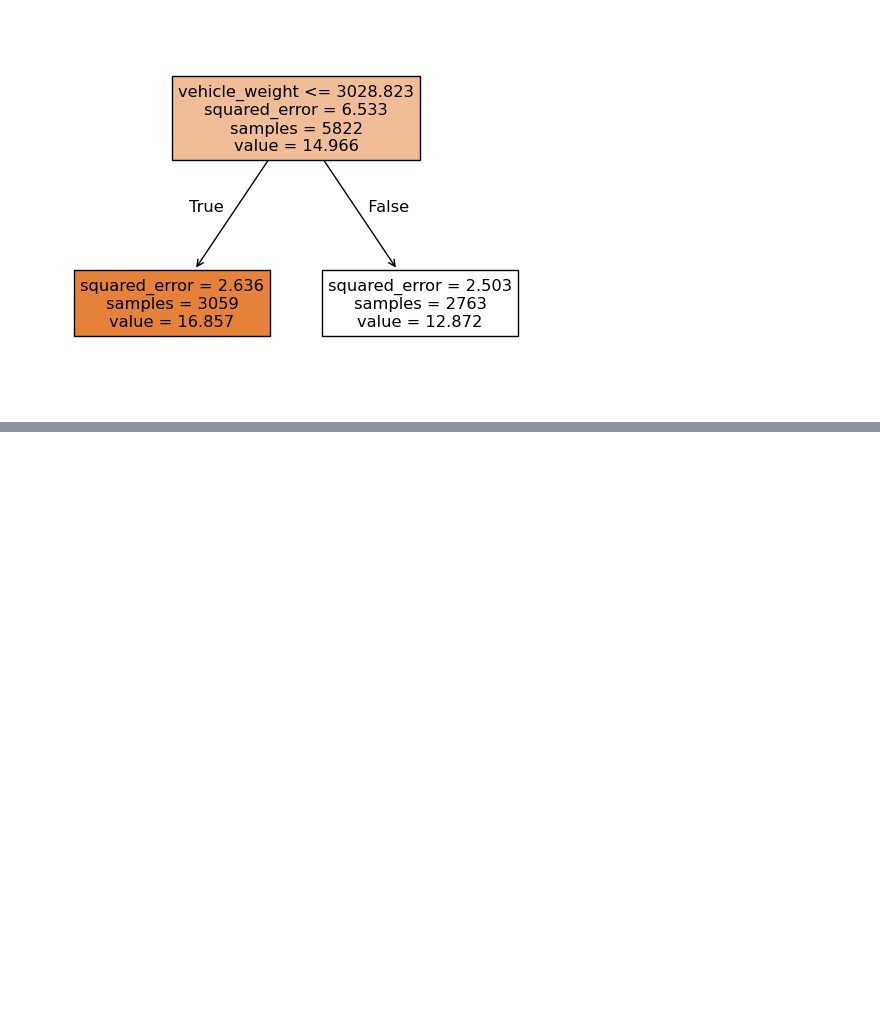
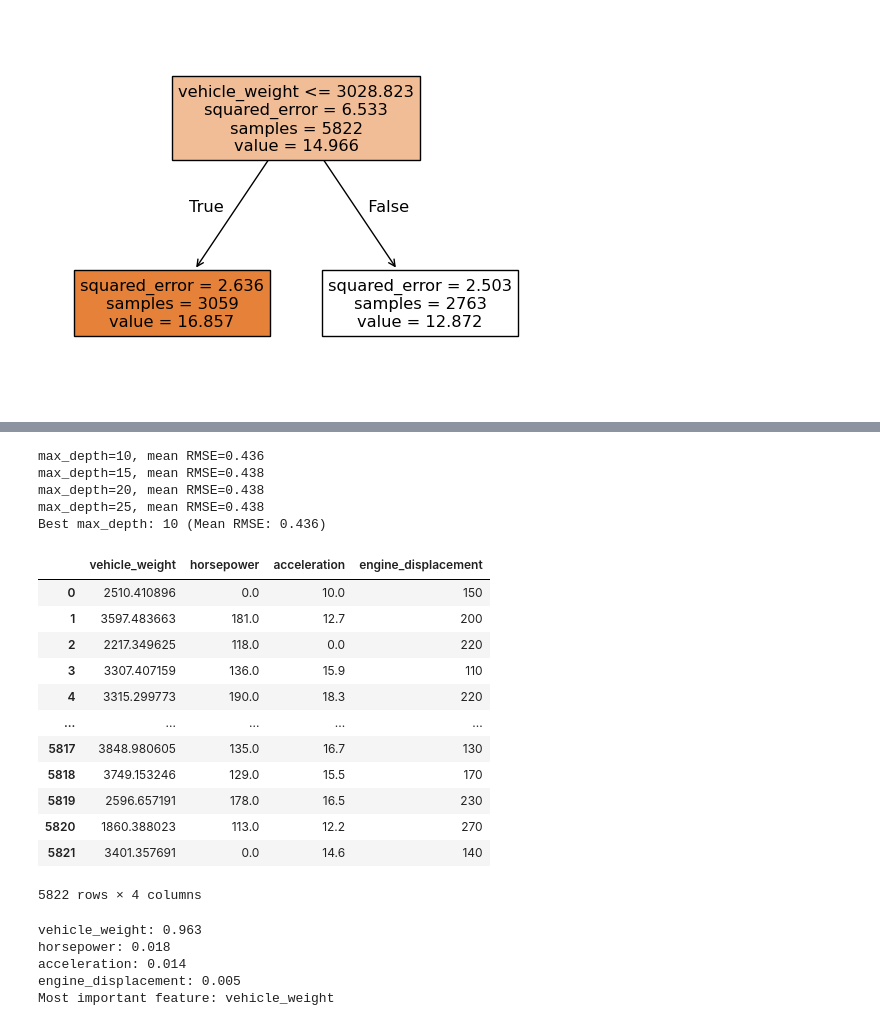
Before and after one commit to kaizenlem/machinelearning-zoomcapmp-homework, a Jupyter notebook: 06-trees/06-Homework.ipynb, the cells around one changed output, grey strips where cells are left out. Saved outputs shown, nothing was run; the diff lists cells and outputs as text; code cells hidden in the pictures; blank space fills up the shorter version.

```diff
--- a/06-trees/06-Homework.ipynb
+++ b/06-trees/06-Homework.ipynb
@@ -341,0 +398,48 @@ tree.plot_tree(reg, feature_names=dv.feature_names_, filled=True)
+# %%
+max_depths = [10, 15, 20, 25]
+n_estimators_list = range(10, 201, 10)
+mean_rmses = []
+
+for max_depth in max_depths:
+    rmses = []
+    for n_estimators in n_estimators_list:
+        reg = RandomForestRegressor(
+            n_estimators=n_estimators,
+            max_depth=max_depth,
+            random_state=1,
+            n_jobs=-1
+        )
+        reg.fit(X_train, y_train)
+        y_pred = reg.predict(X_val)
+        rmse = np.sqrt(mean_squared_error(y_val, y_pred))
+        rmses.append(rmse)
+    mean_rmse = np.mean(rmses)
+    mean_rmses.append(mean_rmse)
+    print(f"max_depth={max_depth}, mean RMSE={mean_rmse:.3f}")
+
+best_idx = np.argmin(mean_rmses)
+best_max_depth = max_depths[best_idx]
+print(f"Best max_depth: {best_max_depth} (Mean RMSE: {mean_rmses[best_idx]:.3f})")
+# %% [output]
+max_depth=10, mean RMSE=0.436
+max_depth=15, mean RMSE=0.438
+max_depth=20, mean RMSE=0.438
+max_depth=25, mean RMSE=0.438
+Best max_depth: 10 (Mean RMSE: 0.436)
+# %%
+df_train2 = df_train[['vehicle_weight', 'horsepower', 'acceleration', 'engine_displacement']]
+df_train2
+# %% [output]
+|  | vehicle_weight | horsepower | acceleration | engine_displacement |
+| 0 | 2510.410896 | 0.0 | 10.0 | 150 |
+| 1 | 3597.483663 | 181.0 | 12.7 | 200 |
+| 2 | 2217.349625 | 118.0 | 0.0 | 220 |
+| 3 | 3307.407159 | 136.0 | 15.9 | 110 |
+| 4 | 3315.299773 | 190.0 | 18.3 | 220 |
+| ... | ... | ... | ... | ... |
+| 5817 | 3848.980605 | 135.0 | 16.7 | 130 |
+| 5818 | 3749.153246 | 129.0 | 15.5 | 170 |
+| 5819 | 2596.657191 | 178.0 | 16.5 | 230 |
+| 5820 | 1860.388023 | 113.0 | 12.2 | 270 |
+| 5821 | 3401.357691 | 0.0 | 14.6 | 140 |
+5822 rows × 4 columns
@@ -341,0 +448,27 @@ tree.plot_tree(reg, feature_names=dv.feature_names_, filled=True)
+# %%
+# Train model with specified parameters
+reg = RandomForestRegressor(
+    n_estimators=10,
+    max_depth=20,
+    random_state=1,
+    n_jobs=-1
+)
+reg.fit(X, y_train)
+
+# Get feature importances
+importances = reg.feature_importances_
+feature_names = X.columns
+
+# Print feature importances
+for name, importance in zip(feature_names, importances):
+    print(f"{name}: {importance:.3f}")
+
+# Find most important feature
+most_important = feature_names[importances.argmax()]
+print("Most important feature:", most_important)
+# %% [output]
+vehicle_weight: 0.963
+horsepower: 0.018
+acceleration: 0.014
+engine_displacement: 0.005
+Most important feature: vehicle_weight
```
Also changed, not shown: parts of 11 cells of this notebook.
